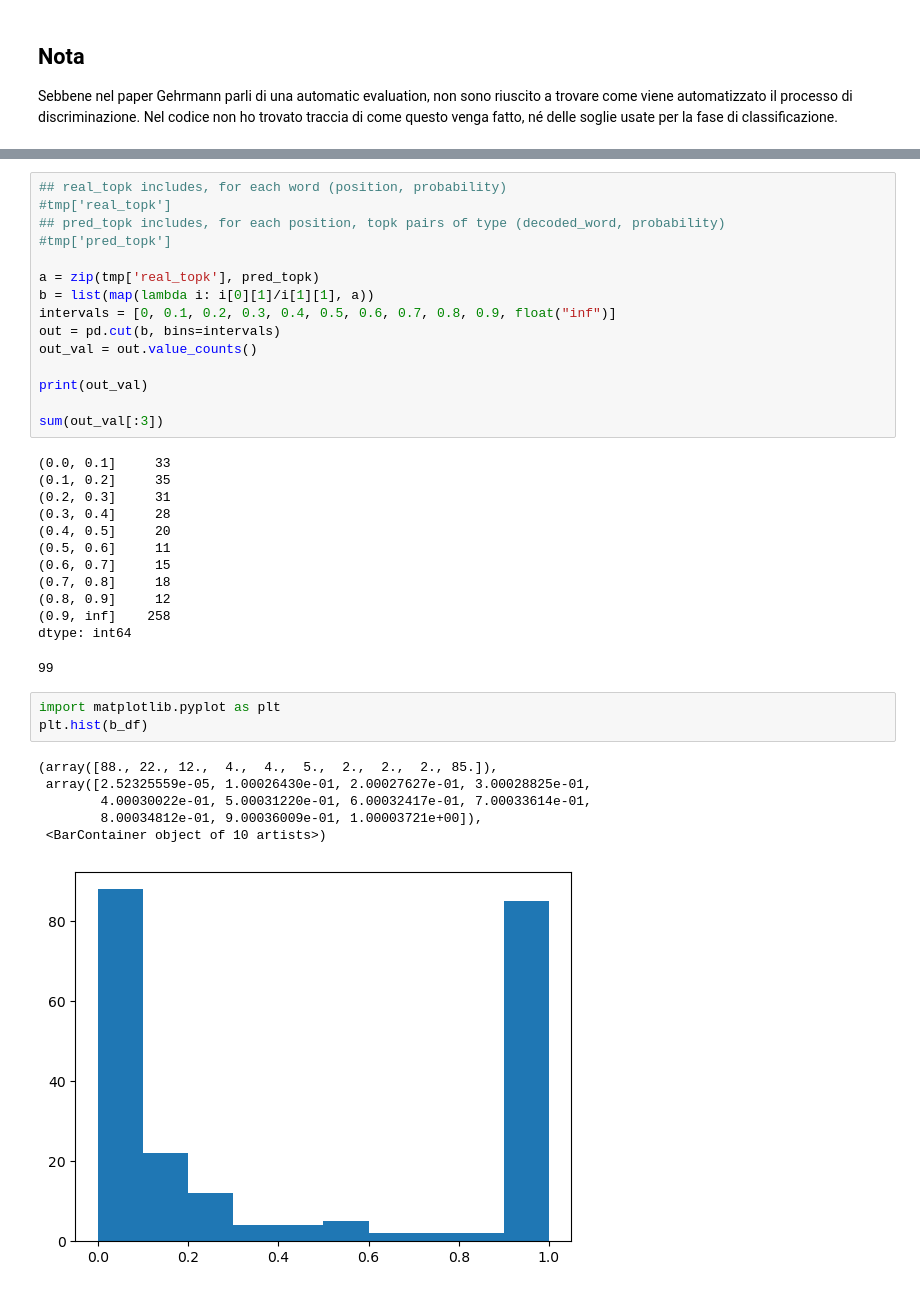
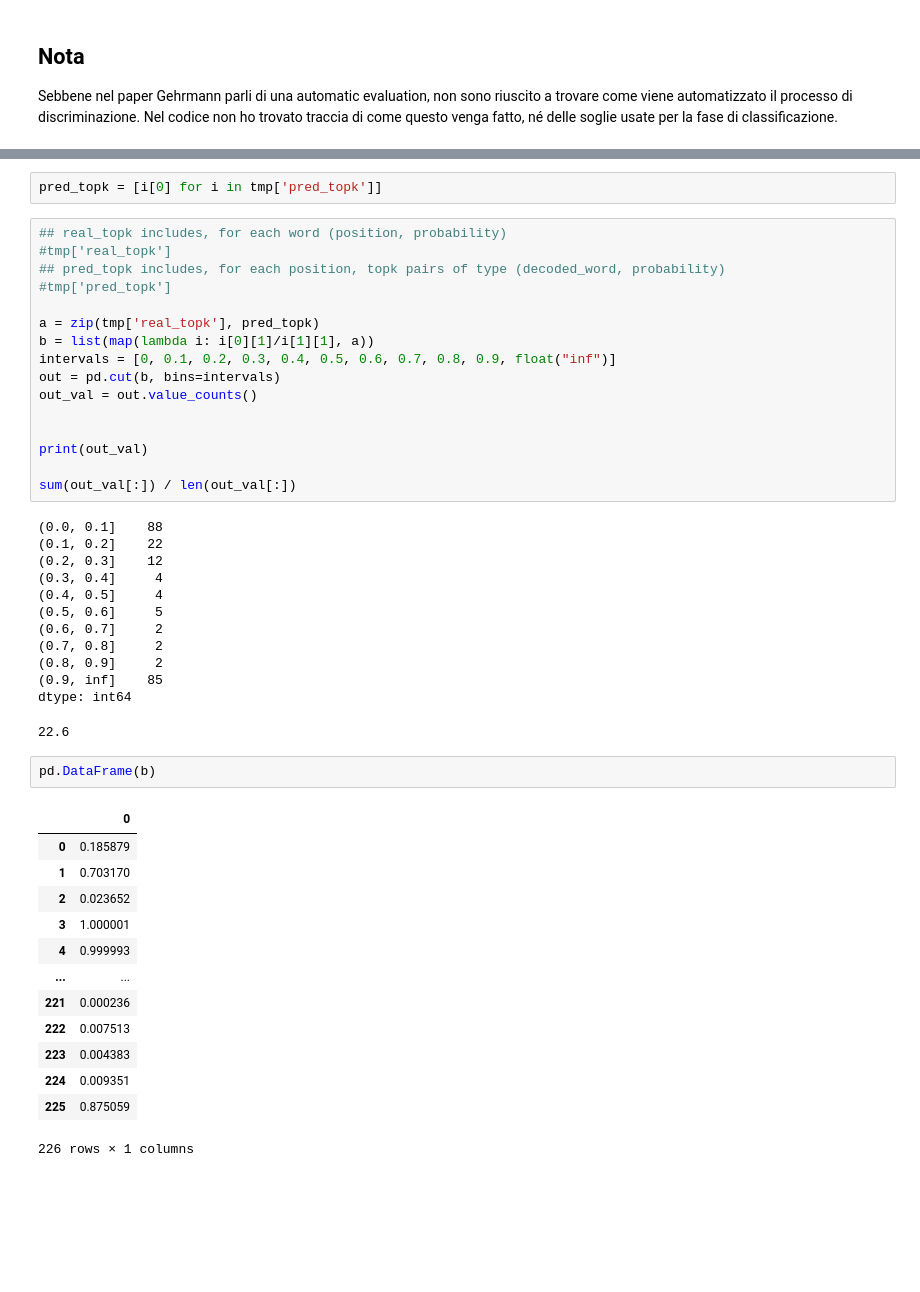
Before and after one commit to bancaditalia/gen-text-detect, a Jupyter notebook: gtc_existing_approaches_gehrmann.ipynb, the cells around one changed output, grey strips where cells are left out. Drawn from its saved outputs; the diff is of its cells as text; blank space fills up the shorter version.

```diff
--- a/gtc_existing_approaches_gehrmann.ipynb
+++ b/gtc_existing_approaches_gehrmann.ipynb
@@ -468,3 +521,5 @@ payload: {'bpe_strings': ['<|endoftext|>', 'I', "'ve", 'Ġbeen', 'Ġa', 'Ġgamer
+# %%
+pred_topk = [i[0] for i in tmp['pred_topk']]
 # %%
 ## real_topk includes, for each word (position, probability)
 #tmp['real_topk']
@@ -477,29 +532,36 @@ intervals = [0, 0.1, 0.2, 0.3, 0.4, 0.5, 0.6, 0.7, 0.8, 0.9, float("inf")]
 out = pd.cut(b, bins=intervals)
 out_val = out.value_counts()
 
+
 print(out_val)
 
-sum(out_val[:3])
+sum(out_val[:]) / len(out_val[:])
 # %% [output]
-(0.0, 0.1]     33
-(0.1, 0.2]     35
-(0.2, 0.3]     31
-(0.3, 0.4]     28
-(0.4, 0.5]     20
-(0.5, 0.6]     11
-(0.6, 0.7]     15
-(0.7, 0.8]     18
-(0.8, 0.9]     12
-(0.9, inf]    258
+(0.0, 0.1]    88
+(0.1, 0.2]    22
+(0.2, 0.3]    12
+(0.3, 0.4]     4
+(0.4, 0.5]     4
+(0.5, 0.6]     5
+(0.6, 0.7]     2
+(0.7, 0.8]     2
+(0.8, 0.9]     2
+(0.9, inf]    85
 dtype: int64
-99
+22.6
-# %%
-import matplotlib.pyplot as plt
-plt.hist(b_df)
-# %% [output]
-(array([88., 22., 12.,  4.,  4.,  5.,  2.,  2.,  2., 85.]),
- array([2.52325559e-05, 1.00026430e-01, 2.00027627e-01, 3.00028825e-01,
-        4.00030022e-01, 5.00031220e-01, 6.00032417e-01, 7.00033614e-01,
-        8.00034812e-01, 9.00036009e-01, 1.00003721e+00]),
- <BarContainer object of 10 artists>)
-[figure, removed]
+# %%
+pd.DataFrame(b)
+# %% [output]
+|  | 0 |
+| 0 | 0.185879 |
+| 1 | 0.703170 |
+| 2 | 0.023652 |
+| 3 | 1.000001 |
+| 4 | 0.999993 |
+| ... | ... |
+| 221 | 0.000236 |
+| 222 | 0.007513 |
+| 223 | 0.004383 |
+| 224 | 0.009351 |
+| 225 | 0.875059 |
+226 rows × 1 columns
```
Also changed, not shown: parts of 9 cells of this notebook, 1 other file.
